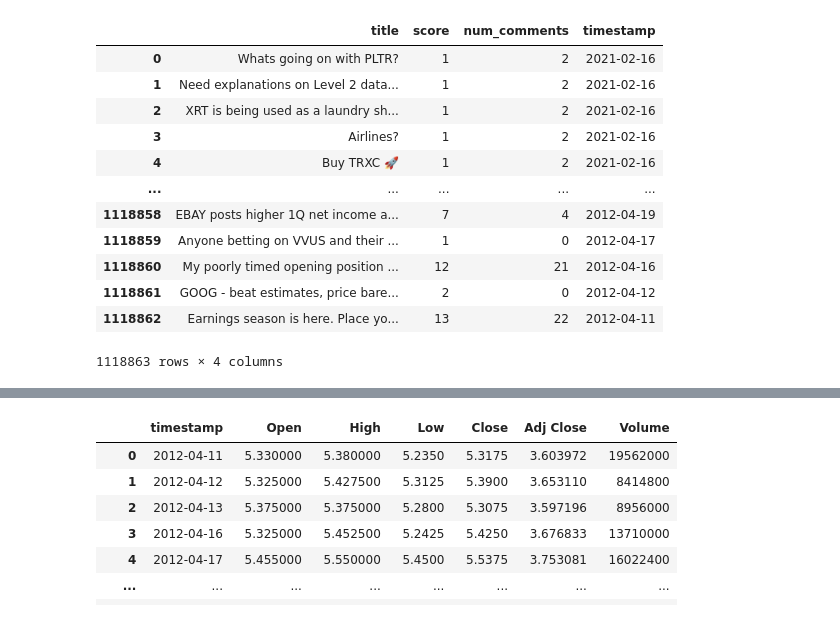
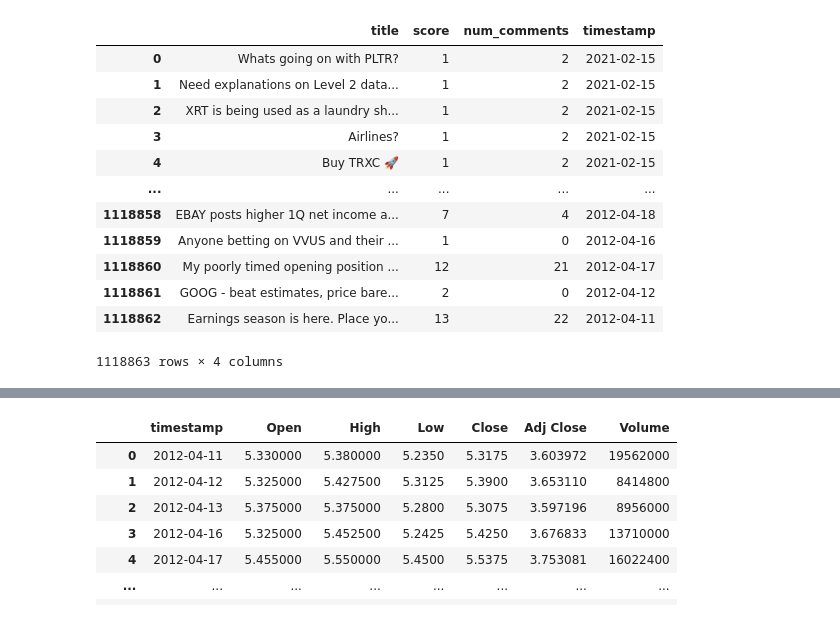
Before and after one commit to JKelly423/SqueezeNet, a Jupyter notebook: src/driver.ipynb, the cells around one changed output, grey strips where cells are left out. Cells and saved outputs as stored; diff of their text form; code cells hidden in the pictures.

Commit message:
Finished RF model. Network.ipynb will run standalone. Need to add viz.
Need to add some more visualization methods.

```diff
--- a/src/driver.ipynb
+++ b/src/driver.ipynb
@@ -17,33 +16,53 @@ dataPlug = dp("DataPlug")
 # %%
+
 df = pd.read_csv('../data/r_wallstreetbets_posts.csv', dtype={'id': 'str', 'title': 'str', 'score': 'int', 'author': 'str','author_flair_text': 'str','removed_by': 'str', 'total_awards_received': 'str','awarders': 'str','created_utc': 'int', 'full_link': 'str', 'num_comments': 'int', 'over_18': 'bool'})
 # convert utc time to datetime
 df['created_utc'] = pd.to_datetime(df['created_utc'], unit='s')
-df['timestamp'] = df['created_utc'].astype('datetime64[ns]').dt.floor('D')
+df['timestamp'] = df['created_utc'].astype('datetime64[ns]').dt.floor('H')
+
+# Market open 14:30 - 21:00 UTC
+def checkTime(x):
+    # if hour is less than 14, return date of yesterday
+    if (x.hour < 14):
+        return x - datetime.timedelta(days=1)
+    # if hour is 14 and min is less than 30, return yesterday date
+    elif (x.hour == 14 and x.minute < 30):
+        return x - datetime.timedelta(days=1)
+    # if hour is past 21:00, return tomorrow's date
+    elif (x.hour >= 21):
+        return x + datetime.timedelta(days=1)
+    # if between 14:30 and 21:00, return date of today
+    else:
+        return x
+
+df['timestamp'] = df['timestamp'].apply(lambda x: checkTime(x))
+
+df['timestamp'] = df['timestamp'].astype('datetime64[ns]').dt.floor('D')
 
 df.drop('author', inplace=True, axis=1)
 df.drop('created_utc', inplace=True, axis=1)
 df.drop('id', inplace=True, axis=1)
 df.drop('author_flair_text', inplace=True, axis=1)
 df.drop('removed_by', inplace=True, axis=1)
 df.drop('awarders', inplace=True, axis=1)
 df.drop('full_link', inplace=True, axis=1)
 df.drop('over_18', inplace=True, axis=1)
 df.drop('total_awards_received', inplace=True, axis=1)
 
 df['title'] = df['title'].apply(lambda x: str(x))
 
 display(df)
 # %% [output]
 |  | title | score | num_comments | timestamp |
-| 0 | Whats going on with PLTR? | 1 | 2 | 2021-02-16 |
-| 1 | Need explanations on Level 2 data... | 1 | 2 | 2021-02-16 |
-| 2 | XRT is being used as a laundry sh... | 1 | 2 | 2021-02-16 |
-| 3 | Airlines? | 1 | 2 | 2021-02-16 |
-| 4 | Buy TRXC 🚀 | 1 | 2 | 2021-02-16 |
+| 0 | Whats going on with PLTR? | 1 | 2 | 2021-02-15 |
+| 1 | Need explanations on Level 2 data... | 1 | 2 | 2021-02-15 |
+| 2 | XRT is being used as a laundry sh... | 1 | 2 | 2021-02-15 |
+| 3 | Airlines? | 1 | 2 | 2021-02-15 |
+| 4 | Buy TRXC 🚀 | 1 | 2 | 2021-02-15 |
 | ... | ... | ... | ... | ... |
-| 1118858 | EBAY posts higher 1Q net income a... | 7 | 4 | 2012-04-19 |
-| 1118859 | Anyone betting on VVUS and their ... | 1 | 0 | 2012-04-17 |
-| 1118860 | My poorly timed opening position ... | 12 | 21 | 2012-04-16 |
+| 1118858 | EBAY posts higher 1Q net income a... | 7 | 4 | 2012-04-18 |
+| 1118859 | Anyone betting on VVUS and their ... | 1 | 0 | 2012-04-16 |
+| 1118860 | My poorly timed opening position ... | 12 | 21 | 2012-04-17 |
 | 1118861 | GOOG - beat estimates, price bare... | 2 | 0 | 2012-04-12 |
 | 1118862 | Earnings season is here. Place yo... | 13 | 22 | 2012-04-11 |
 1118863 rows × 4 columns
```
Also changed, not shown: parts of 29 cells of this notebook, 1 other file.
